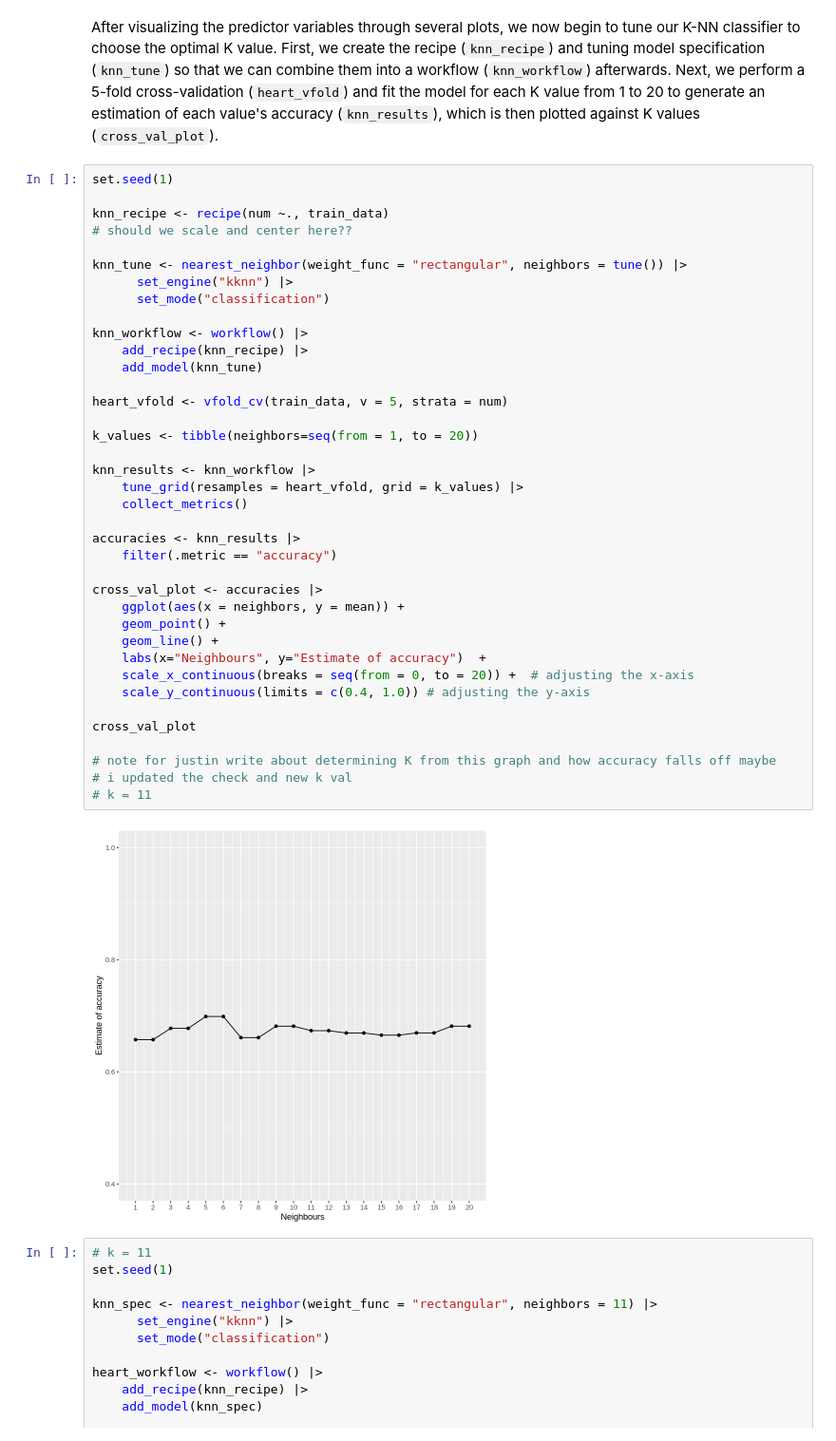
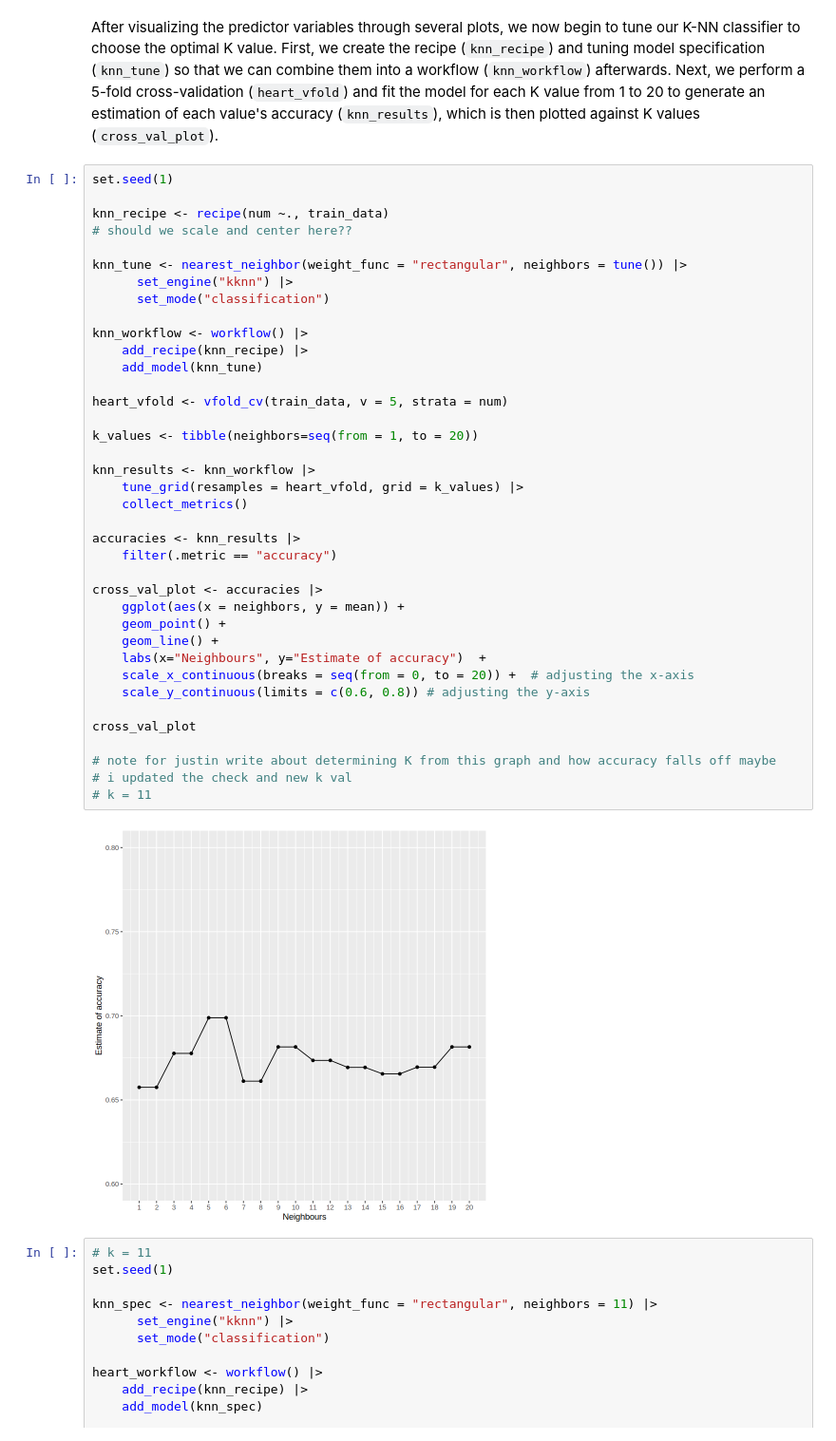
Before and after one commit to altarrok/dsci-100-2023w1-group-44, a Jupyter notebook: report.ipynb, the cells around one changed output. Shown at 95% size. Drawn from its saved outputs; the diff is of its cells as text.

Commit message:
adjusted cross_val_plot y-axis to 0.6 - 0.8

```diff
--- a/report.ipynb
+++ b/report.ipynb
@@ -202,35 +202,35 @@ knn_tune <- nearest_neighbor(weight_func = "rectangular", neighbors = tune()) |>
       set_mode("classification")
 
 knn_workflow <- workflow() |>
     add_recipe(knn_recipe) |>
     add_model(knn_tune)
 
 heart_vfold <- vfold_cv(train_data, v = 5, strata = num)
 
 k_values <- tibble(neighbors=seq(from = 1, to = 20))
 
 knn_results <- knn_workflow |>
     tune_grid(resamples = heart_vfold, grid = k_values) |>
     collect_metrics()
 
 accuracies <- knn_results |>
     filter(.metric == "accuracy")
 
 cross_val_plot <- accuracies |>
     ggplot(aes(x = neighbors, y = mean)) +
     geom_point() +
     geom_line() +
     labs(x="Neighbours", y="Estimate of accuracy")  +
     scale_x_continuous(breaks = seq(from = 0, to = 20)) +  # adjusting the x-axis
-    scale_y_continuous(limits = c(0.4, 1.0)) # adjusting the y-axis
+    scale_y_continuous(limits = c(0.6, 0.8)) # adjusting the y-axis
 
 cross_val_plot
 
 # note for justin write about determining K from this graph and how accuracy falls off maybe
 # i updated the check and new k val
 # k = 11
 # %% [output]
-[figure, old version]
+[figure, new version]
 # %%
 # k = 11
 set.seed(1)
```
